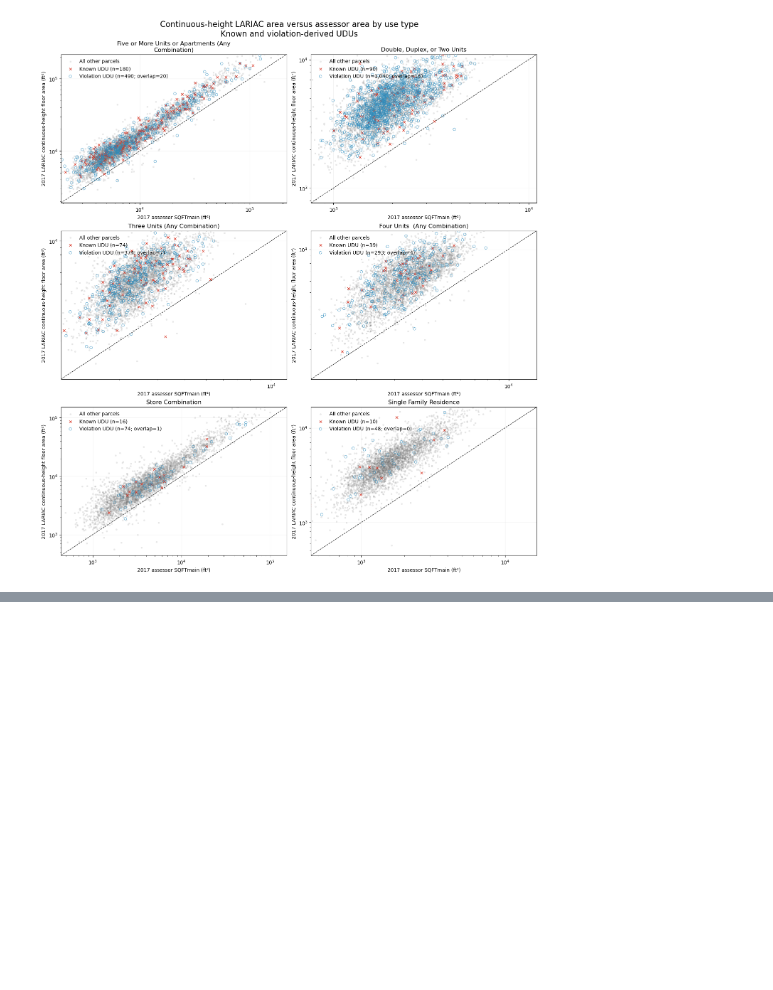
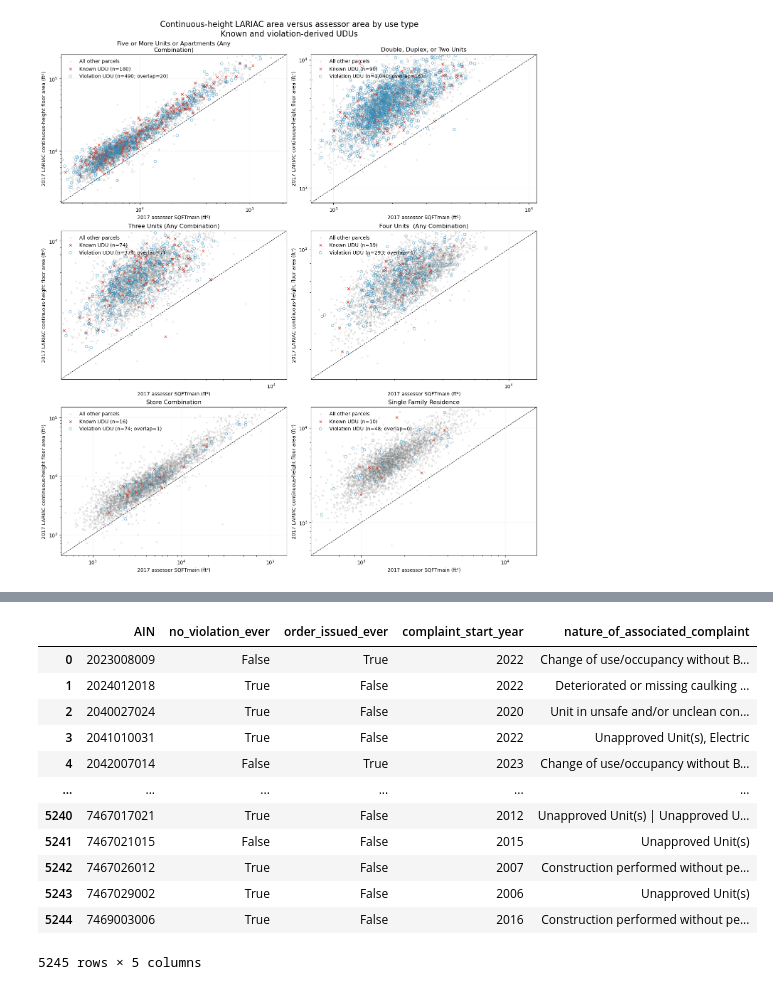
Before and after one commit to AdamSwietek/NDSC_HiddenHousing, a Jupyter notebook: notebooks/methods/05_find_udu.ipynb, the cells around one changed output, grey strips where cells are left out. Cells and saved outputs as stored; diff of their text form; code cells hidden in the pictures; blank space fills up the shorter version.

```diff
--- a/notebooks/methods/05_find_udu.ipynb
+++ b/notebooks/methods/05_find_udu.ipynb
@@ -662,0 +1173,8 @@ plt.show()
+# %%
+unapproved_unit_complaints = complaints.loc[
+    complaints['nature_of_complaint'].str.contains(
+        r'\bunapproved unit\s?\b', case=False, na=False
+    )
+].copy()
+pd.crosstab(unapproved_unit_complaints['no_violations_observed_ever'],
+            unapproved_unit_complaints['order_issued_ever'], margins=True)
@@ -662,0 +1199,45 @@ plt.show()
+# %%
+def join_unique_complaints(values):
+    complaints = (
+        values.dropna().astype('string').str.strip()
+    )
+    return ' | '.join(dict.fromkeys(
+        value for value in complaints if value
+    ))
+
+
+ain_level_unapproved_unit_complaints = (
+    unapproved_unit_complaints
+    .dropna(subset=['AIN'])
+    .groupby('AIN', as_index=False)
+    .agg(
+        no_violation_ever=(
+            'no_violations_observed_ever', 'any'
+        ),
+        order_issued_ever=('order_issued_ever', 'any'),
+        complaint_start_year=('first_year', 'min'),
+        nature_of_associated_complaint=(
+            'nature_of_complaint', join_unique_complaints
+        ),
+    )
+)
+ain_level_unapproved_unit_complaints['complaint_start_year'] = (
+    ain_level_unapproved_unit_complaints['complaint_start_year']
+    .astype('Int64')
+)
+
+ain_level_unapproved_unit_complaints
+# %% [output]
+|  | AIN | no_violation_ever | order_issued_ever | complaint_start_year | nature_of_associated_complaint |
+| 0 | 2023008009 | False | True | 2022 | Change of use/occupancy without B... |
+| 1 | 2024012018 | True | False | 2022 | Deteriorated or missing caulking ... |
+| 2 | 2040027024 | True | False | 2020 | Unit in unsafe and/or unclean con... |
+| 3 | 2041010031 | True | False | 2022 | Unapproved Unit(s), Electric |
+| 4 | 2042007014 | False | True | 2023 | Change of use/occupancy without B... |
+| ... | ... | ... | ... | ... | ... |
+| 5240 | 7467017021 | True | False | 2012 | Unapproved Unit(s) | Unapproved U... |
+| 5241 | 7467021015 | False | False | 2015 | Unapproved Unit(s) |
+| 5242 | 7467026012 | True | False | 2007 | Construction performed without pe... |
+| 5243 | 7467029002 | True | False | 2006 | Unapproved Unit(s) |
+| 5244 | 7469003006 | True | False | 2016 | Construction performed without pe... |
+5245 rows × 5 columns
```
Also changed, not shown: parts of 40 cells of this notebook, 5 other files.
